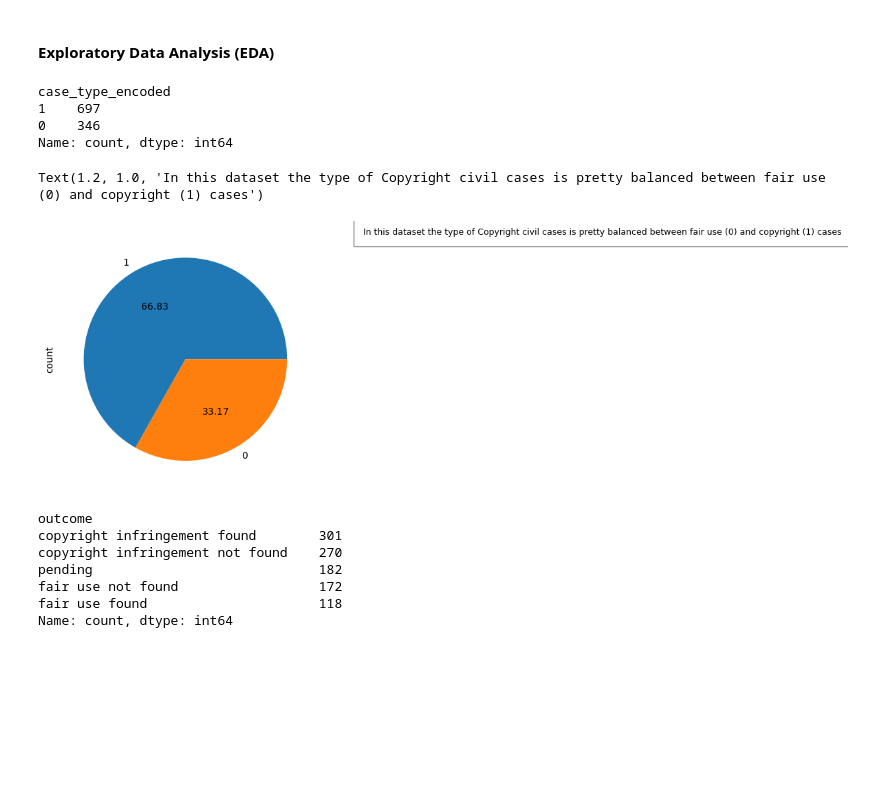
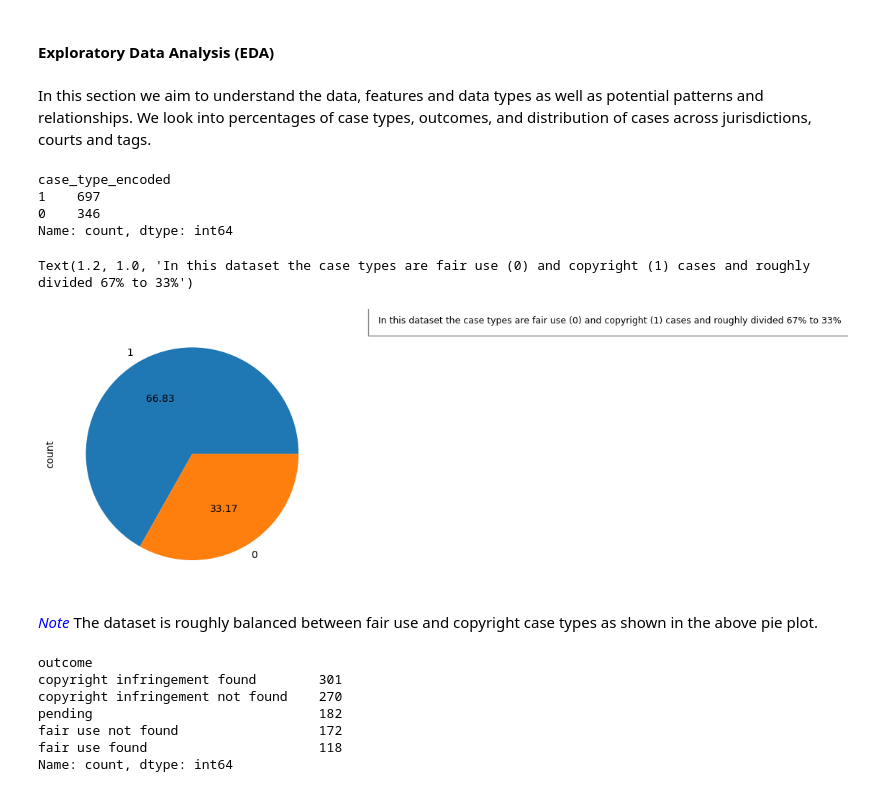
Before and after one commit to johennie/copyright_study, a Jupyter notebook: notebooks/capstone_copyright_case_study.ipynb, the cells around one changed output. Saved outputs shown, nothing was run; the diff lists cells and outputs as text; code cells hidden in the pictures; blank space fills up the shorter version.

Commit message:
updated images and added notes

```diff
--- a/notebooks/capstone_copyright_case_study.ipynb
+++ b/notebooks/capstone_copyright_case_study.ipynb
@@ -132,23 +132,28 @@ jurisdiction:  ['2nd Circuit' '9th Circuit' 'Federal Circuit' '11th Circuit'
  'District of Columbia Circuit' '1st Circuit' '-8']
 # %% [markdown]
 #### Exploratory Data Analysis (EDA)
+# %% [markdown]
+In this section we aim to understand the data, features and data types as well as potential patterns and relationships.
+We look into percentages of case types, outcomes, and distribution of cases across jurisdictions, courts and tags.
 # %%
 print(data['case_type_encoded'].value_counts())
 data['case_type_encoded'].value_counts().plot.pie(autopct="%.2f")
-plt.annotate('In this dataset the type of Copyright civil cases is pretty balanced between fair use (0) and copyright (1) cases',
+plt.annotate('In this dataset the case types are fair use (0) and copyright (1) cases and roughly divided 67% to 33%',
             xy = (1.2, 1.0),
             xycoords='axes fraction',
             ha='left',
             va="center",
             fontsize=9,
              bbox={'facecolor': 'white', 'alpha': 0.5, 'pad': 10})
 # %% [output]
 case_type_encoded
 1    697
 0    346
 Name: count, dtype: int64
-Text(1.2, 1.0, 'In this dataset the type of Copyright civil cases is pretty balanced between fair use (0) and copyright (1) cases')
+Text(1.2, 1.0, 'In this dataset the case types are fair use (0) and copyright (1) cases and roughly divided 67% to 33%')
-[figure, old version]
+[figure, new version]
+# %% [markdown]
+<font color=blue>*Note*</font> The dataset is roughly balanced between fair use and copyright case types as shown in the above pie plot.
 # %%
 print(data['outcome'].value_counts())
 data['outcome'].value_counts().plot.pie(autopct="%.2f")
```
Also changed, not shown: parts of 24 cells of this notebook, 7 other files.
